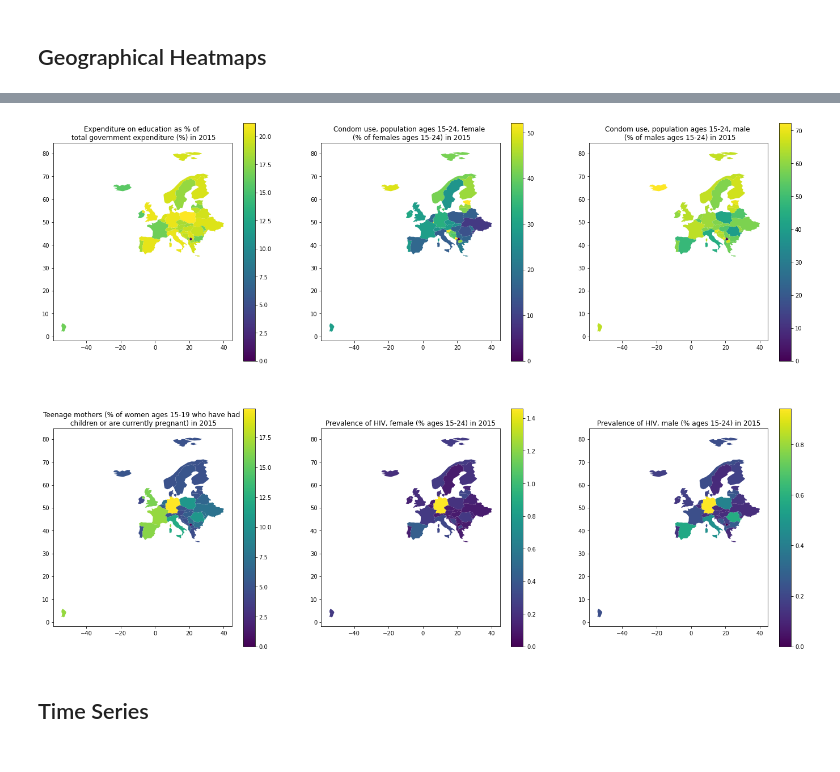
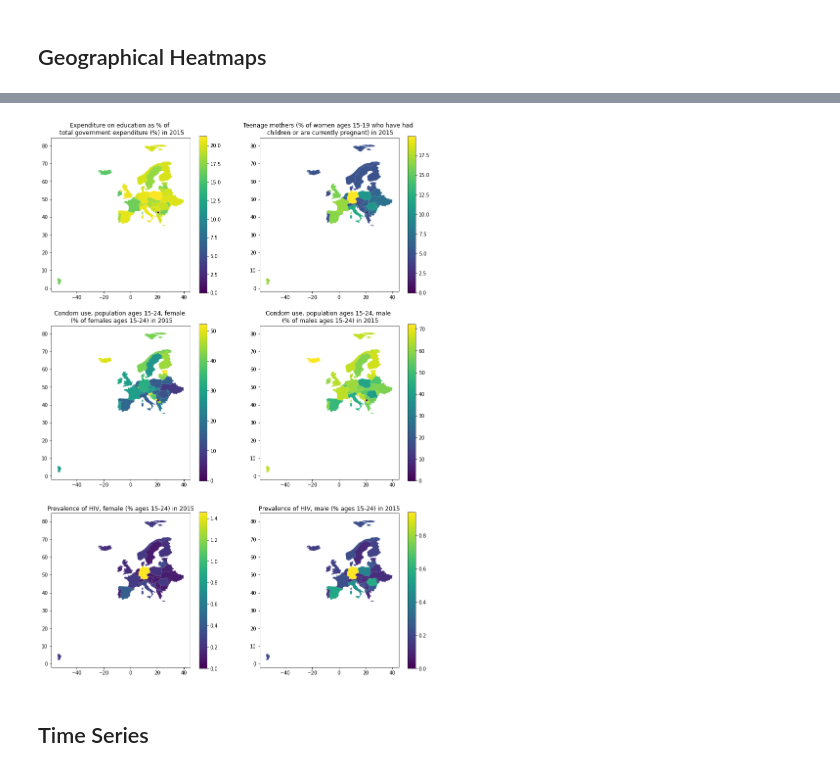
Before and after one commit to mateibejan1/cafelutsa-infovis-project-2021, a Jupyter notebook: Plots_Matei.ipynb, the cells around one changed output, grey strips where cells are left out. Cells and saved outputs as stored; diff of their text form; code cells hidden in the pictures.

```diff
--- a/Plots_Matei.ipynb
+++ b/Plots_Matei.ipynb
@@ -72,13 +72,13 @@ for col in cols:
     merge = pd.merge(world, df1, on='Country')
     df_list.append(merge)
 
-fig, axes = plt.subplots(2, 3)
-fig.set_figwidth(24)
-fig.set_figheight(17)
+fig, axes = plt.subplots(3, 2)
+fig.set_figwidth(14)
+fig.set_figheight(20)
 
 count=0
-for r in range(2):
-    for c in range(3):
+for r in range(3):
+    for c in range(2):
         ax = df_list[count].plot(column=col_idx_map[count+1], ax=axes[r, c], legend=True)
         ax.title.set_text(name_idx_map[count+1] + ' in 2015')
         count += 1
@@ -99,46 +99,46 @@ world = world.replace('Bosnia and Herz.', 'Bosnia and Herzegovina')
 world = world.replace('Slovakia', 'Slovak Republic')
 
 cols = ['Expenditure on education as % of total government expenditure (%)',
+        'Teenage mothers (% of women ages 15-19 who have had children or are currently pregnant)',
         'Condom use, population ages 15-24, female (% of females ages 15-24)',
         'Condom use, population ages 15-24, male (% of males ages 15-24)',
-        'Teenage mothers (% of women ages 15-19 who have had children or are currently pregnant)',
         'Prevalence of HIV, female (% ages 15-24)',
         'Prevalence of HIV, male (% ages 15-24)']
 col_idx_map = {1: 'Expenditure on education as % of total government expenditure (%)',
-               2: 'Condom use, population ages 15-24, female (% of females ages 15-24)',
-               3: 'Condom use, population ages 15-24, male (% of males ages 15-24)',
-               4: 'Teenage mothers (% of women ages 15-19 who have had children or are currently pregnant)',
+               2: 'Teenage mothers (% of women ages 15-19 who have had children or are currently pregnant)',
+               3: 'Condom use, population ages 15-24, female (% of females ages 15-24)',
+               4: 'Condom use, population ages 15-24, male (% of males ages 15-24)',
                5: 'Prevalence of HIV, female (% ages 15-24)',
                6: 'Prevalence of HIV, male (% ages 15-24)'}
 name_idx_map = {1: 'Expenditure on education as % of \n total government expenditure (%)',
-                2: 'Condom use, population ages 15-24, female \n (% of females ages 15-24)',
-                3: 'Condom use, population ages 15-24, male \n (% of males ages 15-24)',
-                4: 'Teenage mothers (% of women ages 15-19 who have had \n children or are currently pregnant)',
+                2: 'Teenage mothers (% of women ages 15-19 who have had \n children or are currently pregnant)',
+                3: 'Condom use, population ages 15-24, female \n (% of females ages 15-24)',
+                4: 'Condom use, population ages 15-24, male \n (% of males ages 15-24)',
                 5: 'Prevalence of HIV, female (% ages 15-24)',
                 6: 'Prevalence of HIV, male (% ages 15-24)'}
 df_list = []
 
 for col in cols:
     df = dfu
     df1 = df[df['Country'].isin(european_countries) * df['Year'] == 2015][['Country', col]]
 
     merge = pd.merge(world, df1, on='Country')
     df_list.append(merge)
 
-fig, axes = plt.subplots(2, 3)
-fig.set_figwidth(24)
-fig.set_figheight(17)
+fig, axes = plt.subplots(3, 2)
+fig.set_figwidth(14)
+fig.set_figheight(20)
 
 count=0
-for r in range(2):
-    for c in range(3):
+for r in range(3):
+    for c in range(2):
         ax = df_list[count].plot(column=col_idx_map[count+1], ax=axes[r, c], legend=True)
         ax.title.set_text(name_idx_map[count+1] + ' in 2015')
         count += 1
 
 plt.show()
 # %% [output]
-[figure, old version]
+[figure, new version]
 # %% [markdown]
 ## Time Series
 # %%
```
Also changed, not shown: parts of 5 cells of this notebook.
